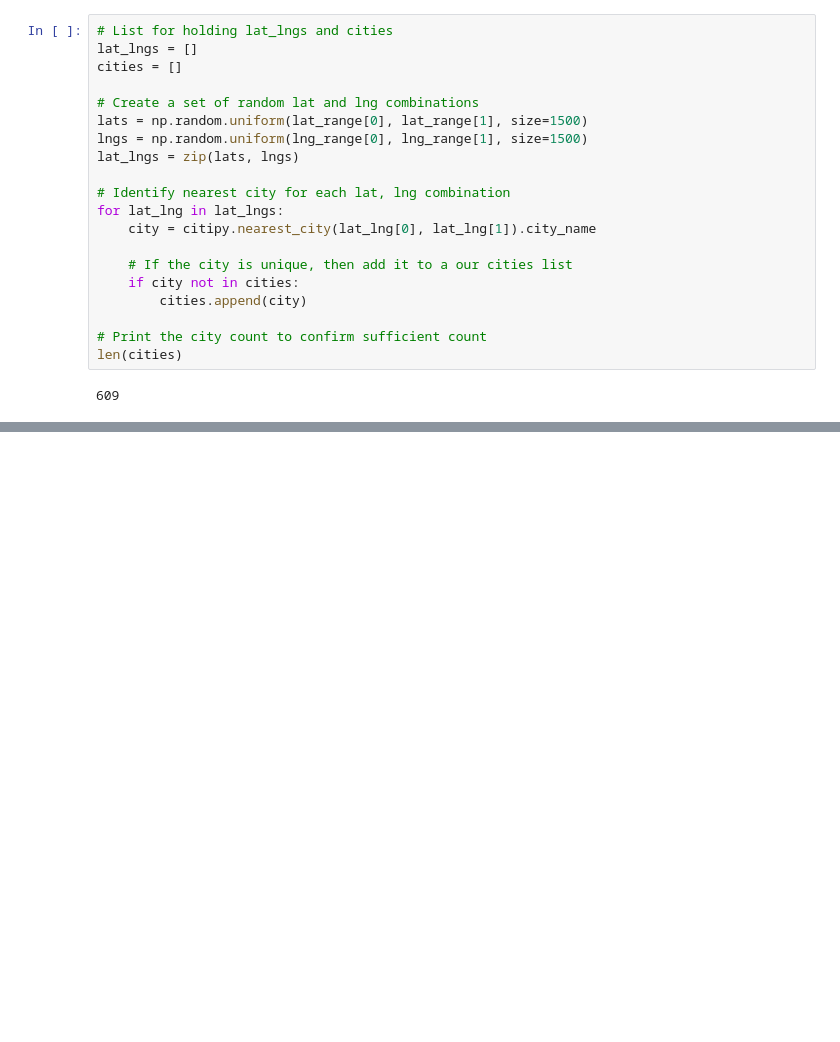
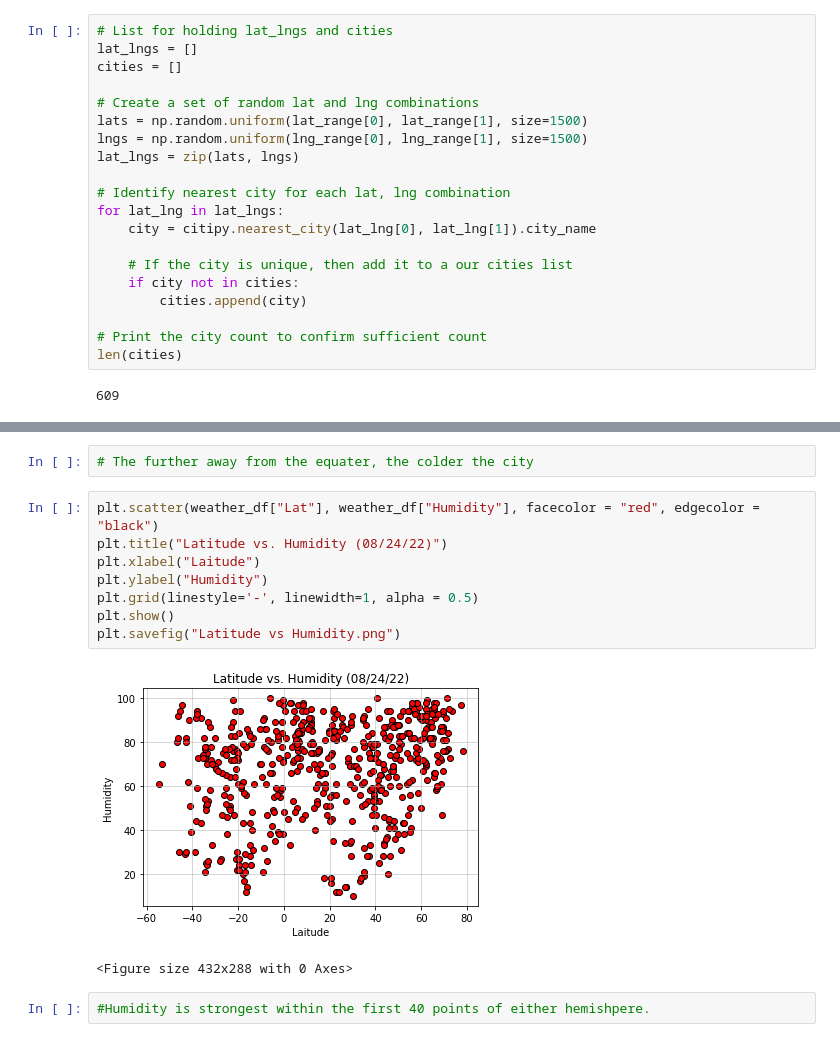
Before and after one commit to bdub99/Geographical-Weather-Analysis, a Jupyter notebook: WeatherPy/weather.ipynb, the cells around one changed output, grey strips where cells are left out. Saved outputs shown, nothing was run; the diff lists cells and outputs as text; blank space fills up the shorter version.

```diff
--- a/WeatherPy/weather.ipynb
+++ b/WeatherPy/weather.ipynb
@@ -127,0 +163,15 @@ weather_df
+# %%
+# The further away from the equater, the colder the city
+# %%
+plt.scatter(weather_df["Lat"], weather_df["Humidity"], facecolor = "red", edgecolor = "black")
+plt.title("Latitude vs. Humidity (08/24/22)")
+plt.xlabel("Laitude")
+plt.ylabel("Humidity")
+plt.grid(linestyle='-', linewidth=1, alpha = 0.5)
+plt.show()
+plt.savefig("Latitude vs Humidity.png")
+# %% [output]
+[figure, added]
+<Figure size 432x288 with 0 Axes>
+# %%
+#Humidity is strongest within the first 40 points of either hemishpere.
```
Also changed, not shown: parts of 8 cells of this notebook, 4 other files.
